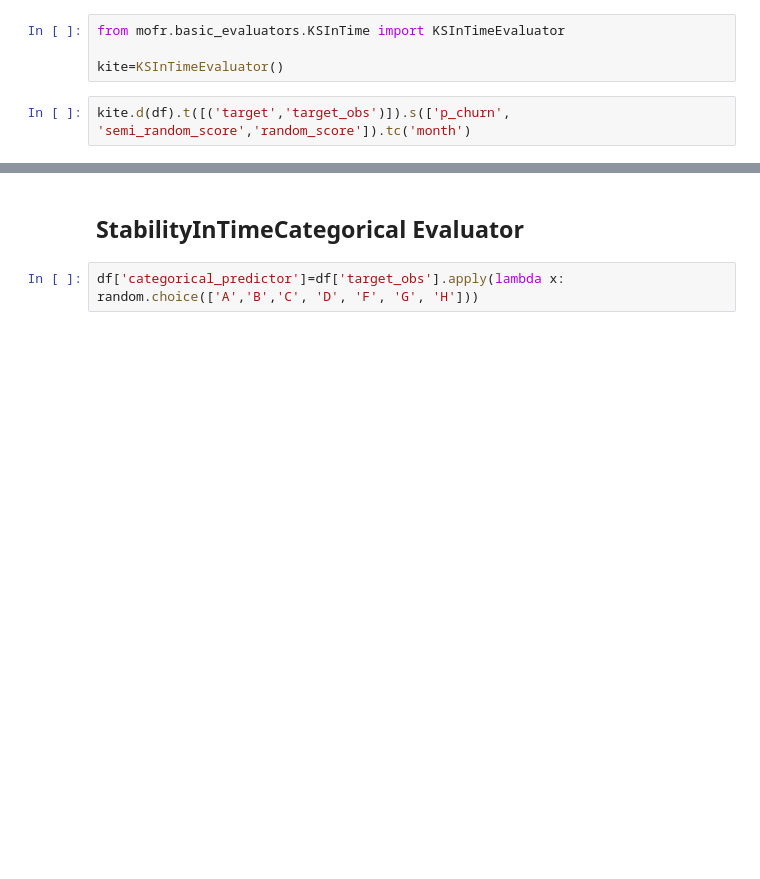
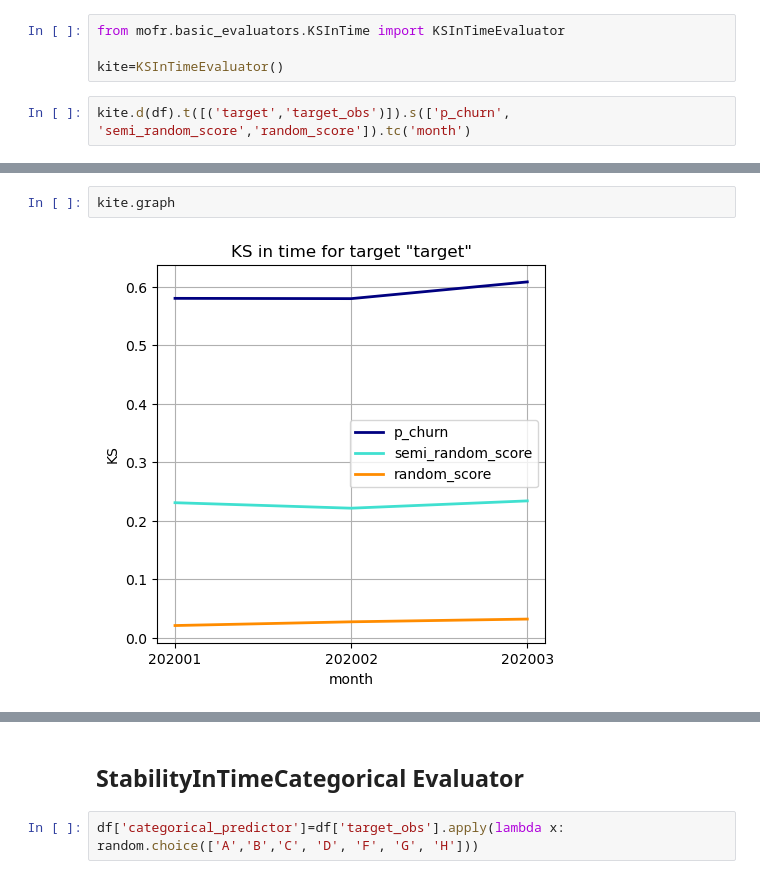
Before and after one commit to Vrboska/mofr, a Jupyter notebook: Testing.ipynb, the cells around one changed output, grey strips where cells are left out. Drawn from its saved outputs; the diff is of its cells as text; blank space fills up the shorter version.

```diff
--- a/Testing.ipynb
+++ b/Testing.ipynb
@@ -430,3 +430,7 @@ kite.get_graph()
+# %%
+kite.graph
+# %% [output]
+[figure, added]
 # %%
 kite.get_table()
 kite.table
```
Also changed, not shown: parts of 39 cells of this notebook, 14 other files.
